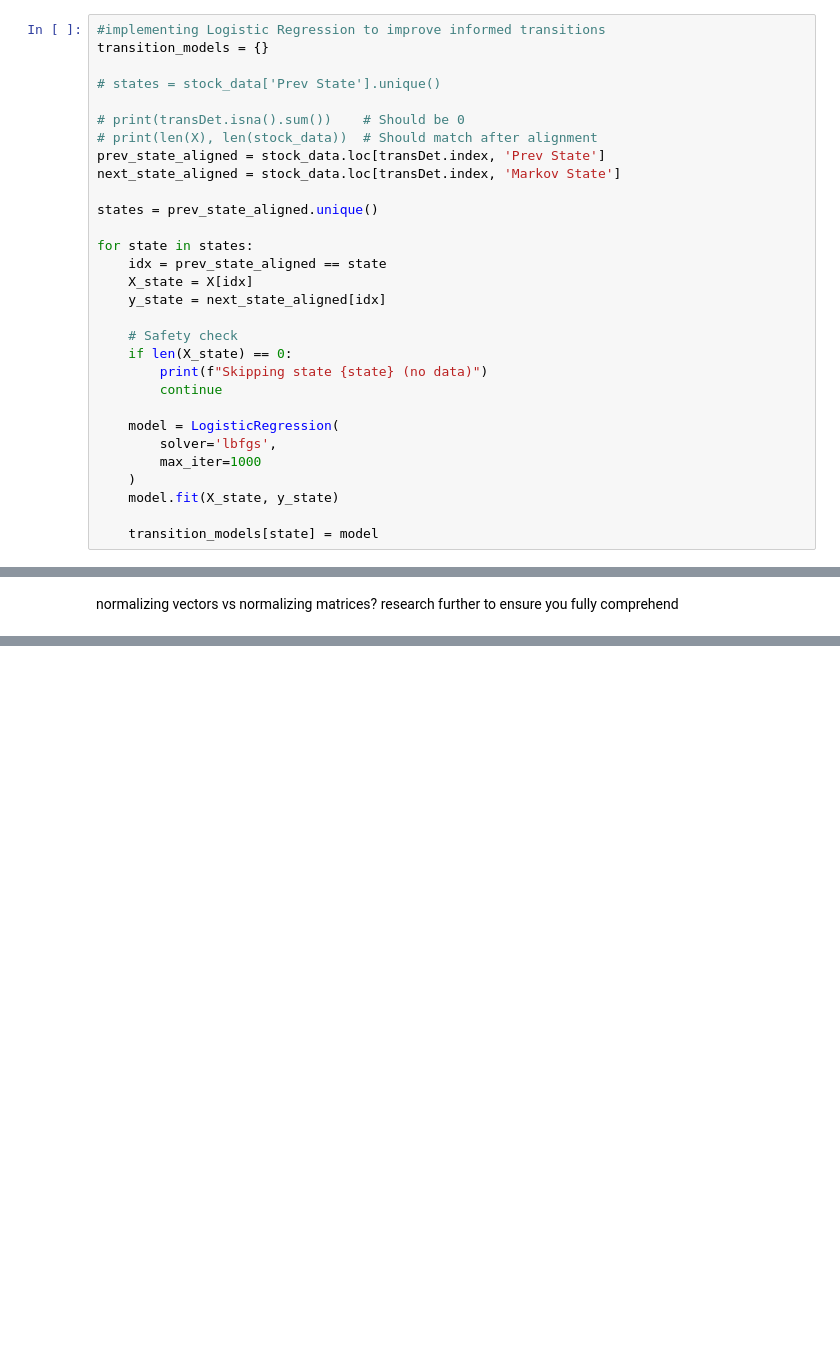
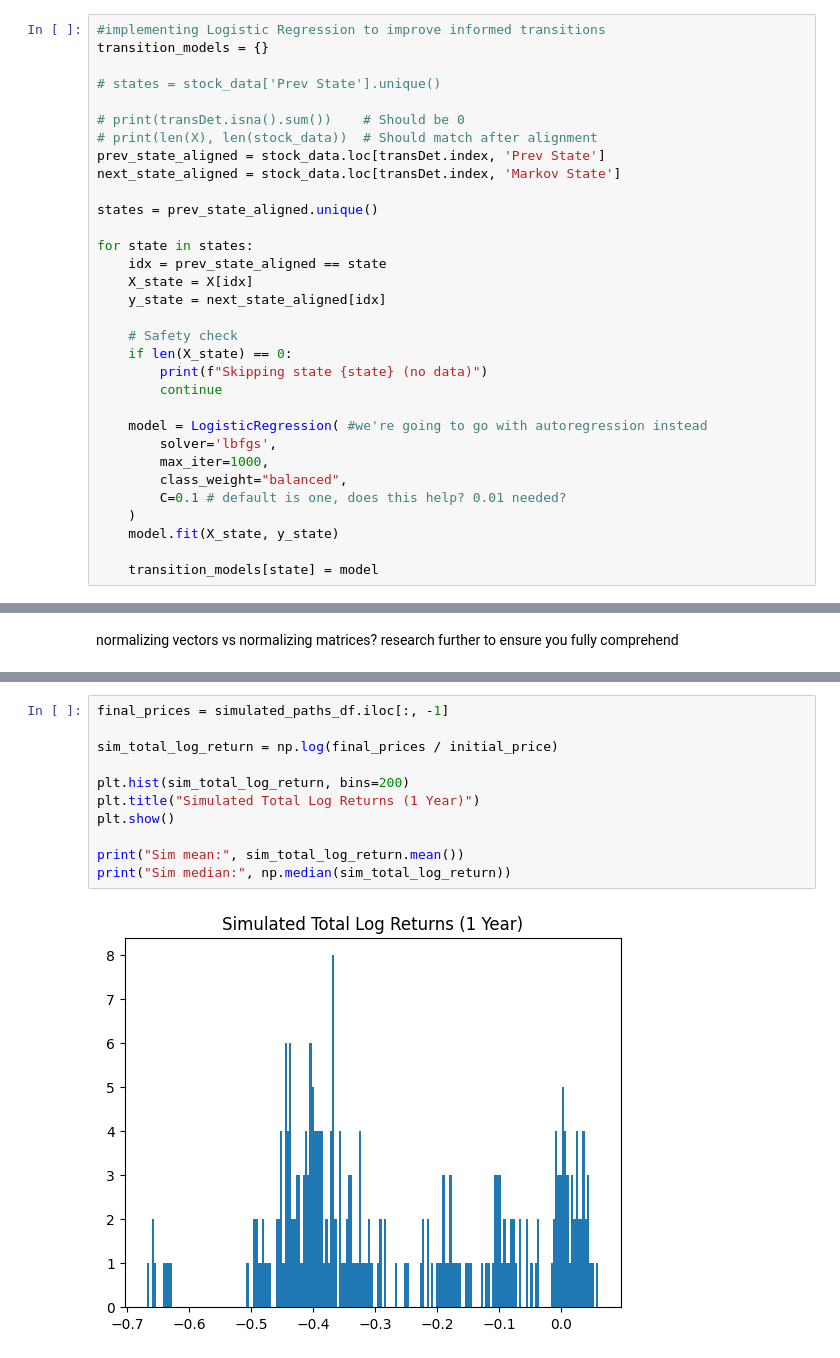
Before and after one commit to codeToad101/Equity-MCMC, a Jupyter notebook: calcVisual.ipynb, the cells around one changed output, grey strips where cells are left out. Saved outputs shown, nothing was run; the diff lists cells and outputs as text; blank space fills up the shorter version.

```diff
--- a/calcVisual.ipynb
+++ b/calcVisual.ipynb
@@ -143,9 +140,11 @@ for state in states:
         print(f"Skipping state {state} (no data)")
         continue
 
-    model = LogisticRegression(
+    model = LogisticRegression( #we're going to go with autoregression instead
         solver='lbfgs',
-        max_iter=1000
+        max_iter=1000,
+        class_weight="balanced",
+        C=0.1 # default is one, does this help? 0.01 needed?
     )
     model.fit(X_state, y_state)
 
@@ -270,0 +492,13 @@ TypeError: list indices must be integers or slices, not str
+# %%
+final_prices = simulated_paths_df.iloc[:, -1]
+
+sim_total_log_return = np.log(final_prices / initial_price)
+
+plt.hist(sim_total_log_return, bins=200)
+plt.title("Simulated Total Log Returns (1 Year)")
+plt.show()
+
+print("Sim mean:", sim_total_log_return.mean())
+print("Sim median:", np.median(sim_total_log_return))
+# %% [output]
+[figure, added]
```
Also changed, not shown: parts of 17 cells of this notebook, 1 other file.
